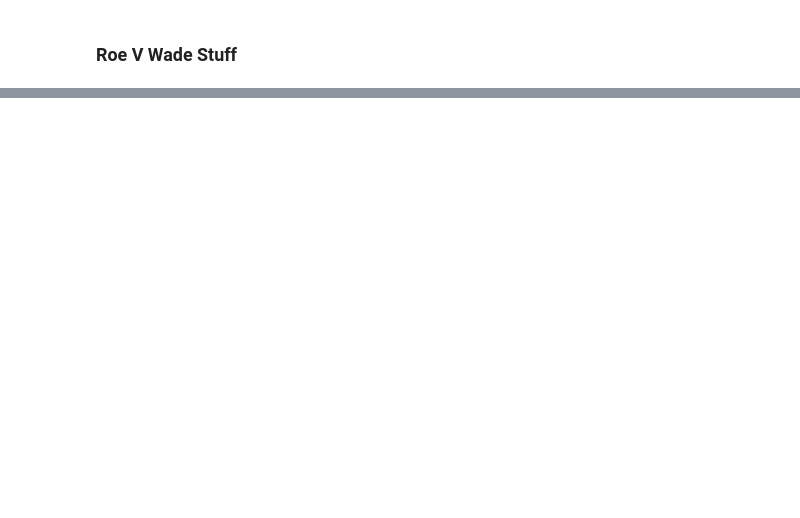
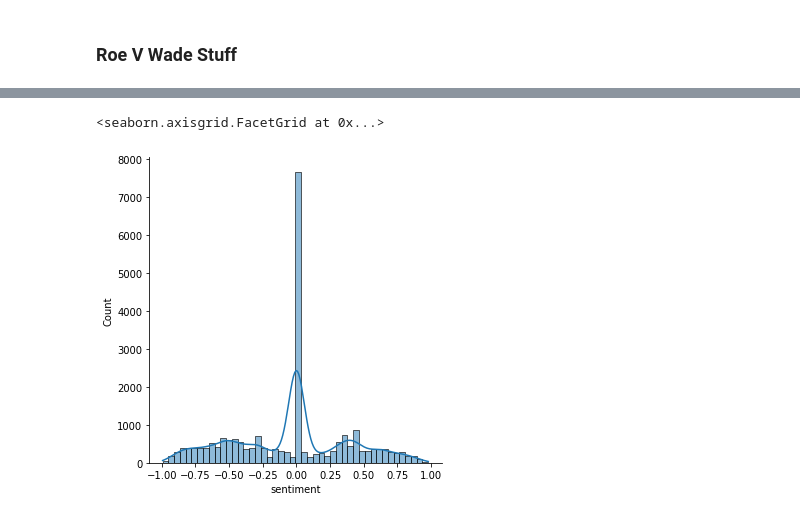
Before and after one commit to THE-COB/BabyFormula, a Jupyter notebook: rohan_notebook.ipynb, the cells around one changed output, grey strips where cells are left out. Drawn from its saved outputs; the diff is of its cells as text; code cells hidden in the pictures; blank space fills up the shorter version.

```diff
--- a/rohan_notebook.ipynb
+++ b/rohan_notebook.ipynb
@@ -197,0 +215,4 @@ abortion_tweets["text"].apply(lambda x: display(x))
+# %%
+# op_fly = pd.read_json("data/biden_responses.json")
+op_fly_saved = pd.read_csv("data/biden_replies_cleaned.csv")
+op_fly_saved
@@ -197,0 +241,5 @@ abortion_tweets["text"].apply(lambda x: display(x))
+# %%
+sns.displot(op_fly_saved["sentiment"], kde=True)
+# %% [output]
+<seaborn.axisgrid.FacetGrid at 0x...>
+[figure, added]
```
Also changed, not shown: parts of 22 cells of this notebook, 1 other file.
